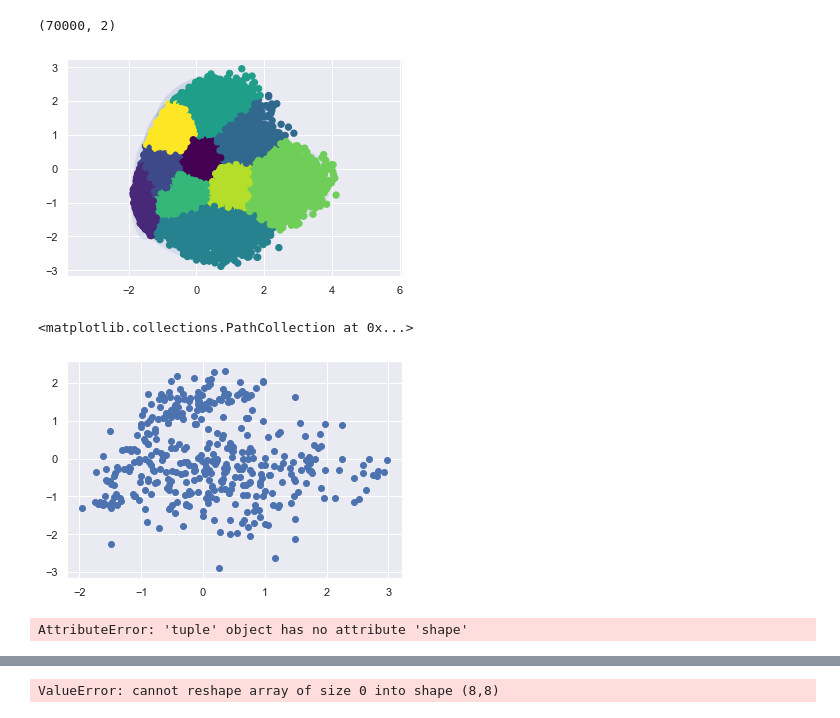
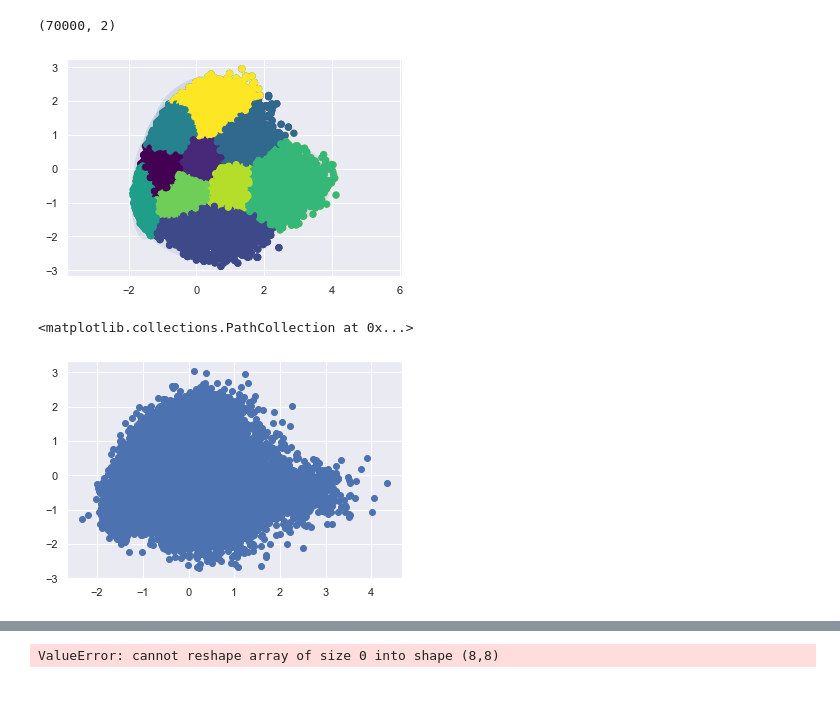
Before and after one commit to allyryry/3950_Asn3_Clustering, a Jupyter notebook: cluster_asn.ipynb, the cells around one changed output, grey strips where cells are left out. Cells and saved outputs as stored; diff of their text form; code cells hidden in the pictures.

```diff
--- a/cluster_asn.ipynb
+++ b/cluster_asn.ipynb
@@ -73,10 +73,6 @@ We need to break the data into clusters first...
 from sklearn.preprocessing import MinMaxScaler
 X_clus = MinMaxScaler().fit_transform(df)
 X_c = PCA(2).fit_transform(X_clus)
-# %%
-kmeans = KMeans(n_clusters=10)
-kmeans.fit(X_c)
-clusters = kmeans.predict(X_c)
 # %% [markdown]
 labels
 # %%
@@ -187,16 +169,16 @@ data.shape
 # %%
 gmm = GaussianMixture(n_components=10).fit(data)
 labels = gmm.predict(data)
-#plt.scatter(X[:, 0], X[:, 1], c=labels, s=40, cmap='viridis')
+plt.scatter(data[:, 0], data[:, 1], c=labels, s=40, cmap='viridis')
 plot_gmm(gmm, data)
 # %% [output]
-[figure, old version]
+[figure, new version]
 # %%
-Xnew = gmm.sample(400)
+Xnew = gmm.sample(15000)
 plt.scatter(Xnew[0][:, 0], Xnew[0][:, 1])
 # %% [output]
 <matplotlib.collections.PathCollection at 0x...>
-[figure, old version]
+[figure, new version]
 # %%
 #dig is the list, pics is the length of the list to know how many pics to display
 def WriteNumber(nums, size=28):
@@ -218,7 +200,3 @@ def WriteNumber(nums, size=28):
     plt.tight_layout()
     plt.axis("off")
     plt.show()
-# %%
-Xnew.shape
-# %% [output]
-AttributeError: 'tuple' object has no attribute 'shape'
```
Also changed, not shown: parts of 9 cells of this notebook.
